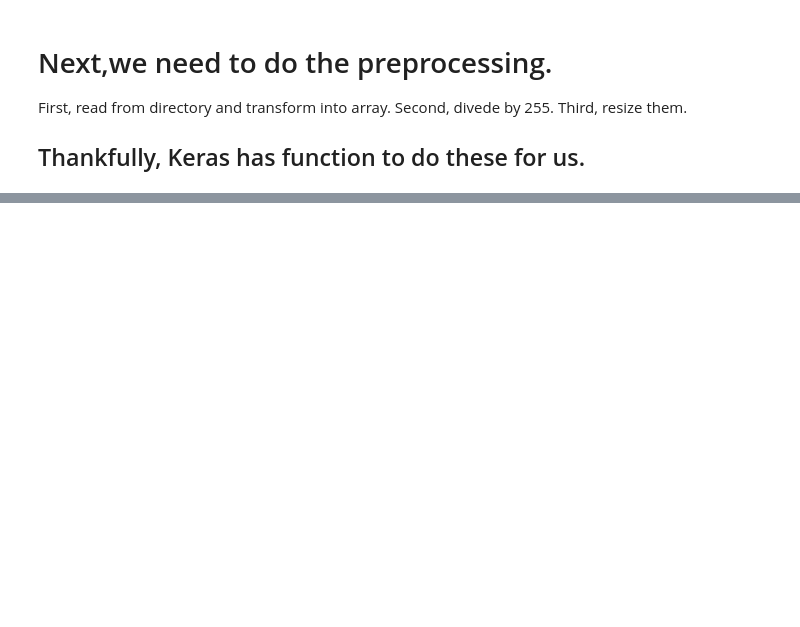
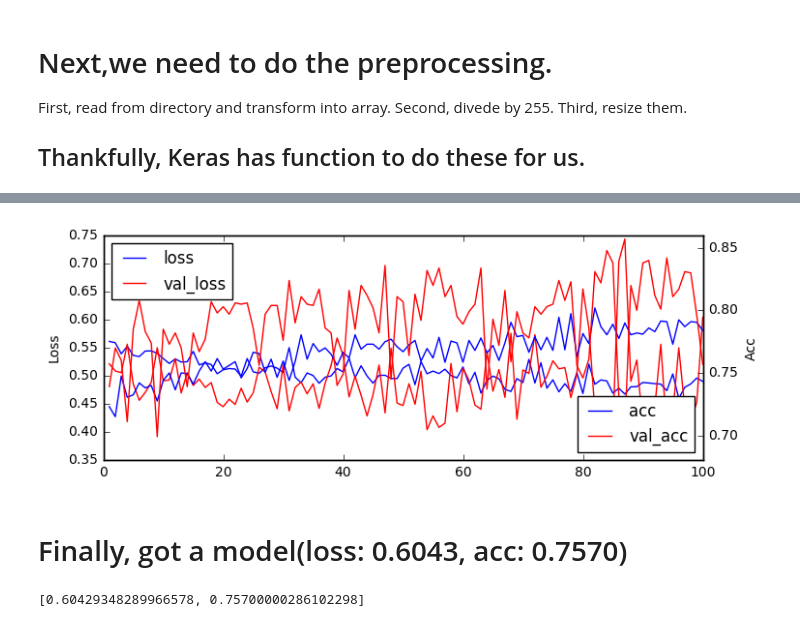
Before and after one commit to mjDelta/keras-examples, a Jupyter notebook: ex06_training_from_scratch.ipynb, the cells around one changed output, grey strips where cells are left out. Cells and saved outputs as stored; diff of their text form; code cells hidden in the pictures; blank space fills up the shorter version.

```diff
--- a/ex06_training_from_scratch.ipynb
+++ b/ex06_training_from_scratch.ipynb
@@ -60,9 +60,15 @@ test_dir=os.path.join(to_dir,"test")
 ## Thankfully, Keras has function to do these for us.
 # %%
 from keras.preprocessing.image import ImageDataGenerator
-##Rescale by 1./255
-train_gen=ImageDataGenerator(rescale=1./255)
-test_gen=ImageDataGenerator(rescale=1./255)
+##Adding Data Augmentation to prevent overfitting
+train_gen=ImageDataGenerator(rescale=1./255,
+                            rotation_range=40,
+                            width_shift_range=0.2,
+                            height_shift_range=0.2,
+                            shear_range=0.2,
+                            zoom_range=0.2,
+                            horizontal_flip=True)
+val_gen=ImageDataGenerator(rescale=1./255)
 ##Generate data from directory
 train_gener=train_gen.flow_from_directory(
             train_dir,#assign the training dir
@@ -70,4 +76,9 @@ train_gener=train_gen.flow_from_directory(
             batch_size=20,
             class_mode="binary"
             )
+val_gener=val_gen.flow_from_directory(
+            val_dir,
+            target_size=(150,150),
+            batch_size=20,
+            class_mode="binary")
 # %% [output]
@@ -75,0 +127,4 @@ Found 2000 images belonging to 2 classes.
+# %%
+model.compile(loss="binary_crossentropy",
+             optimizer="rmsprop",
+             metrics=["acc"])
@@ -75,0 +133,7 @@ Found 2000 images belonging to 2 classes.
+# %%
+history=model.fit_generator(
+        train_gener,
+        steps_per_epoch=100,
+        epochs=100,
+        validation_data=val_gener,
+        validation_steps=50)
@@ -75,0 +158,25 @@ Found 2000 images belonging to 2 classes.
+# %%
+loss=history.history["loss"];val_loss=history.history["val_loss"]
+acc=history.history["acc"];val_acc=history.history["val_acc"]
+epochs=np.arange(1,101)
+from matplotlib import pyplot as plt
+fig=plt.figure(figsize=(8,3))
+ax1=fig.add_subplot(111)
+ax1.plot(epochs,loss,"b",label="loss")
+ax1.plot(epochs,val_loss,"r",label="val_loss")
+ax1.set_ylabel("Loss")
+ax1.legend(loc="best")
+ax2=ax1.twinx()
+ax2.plot(epochs,acc,"b",label="acc")
+ax2.plot(epochs,val_acc,"r",label="val_acc")
+ax2.set_ylabel("Acc")
+ax2.legend(loc="lower right")
+plt.show()
+# %% [output]
+[figure, added]
+# %% [markdown]
+# Finally, got a model(loss: 0.6043, acc: 0.7570)
+# %%
+model.evaluate_generator(val_gener)
+# %% [output]
+[0.60429348289966578, 0.75700000286102298]
```
Also changed, not shown: parts of 7 cells of this notebook.
